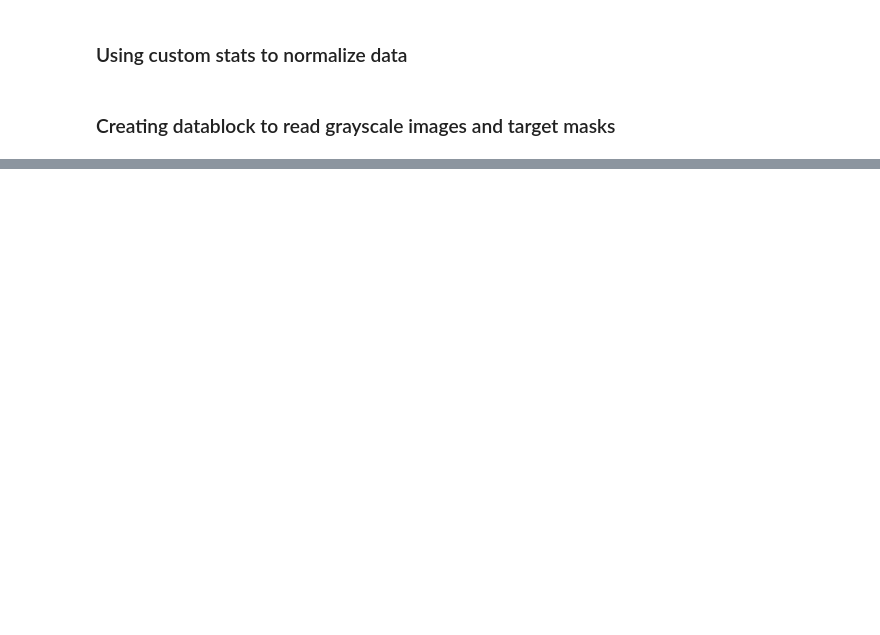
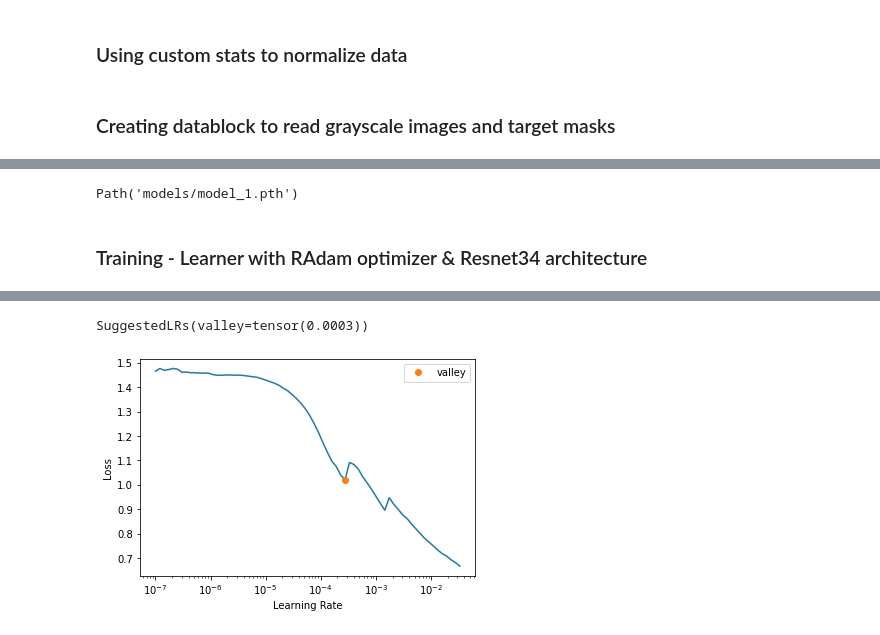
Before and after one commit to bilalcodehub/severstal-steel-defects-detection, a Jupyter notebook: 04_FullTrainingPipeline.ipynb, the cells around one changed output, grey strips where cells are left out. Drawn from its saved outputs; the diff is of its cells as text; code cells hidden in the pictures; blank space fills up the shorter version.

```diff
--- a/04_FullTrainingPipeline.ipynb
+++ b/04_FullTrainingPipeline.ipynb
@@ -85,0 +195,11 @@ learn.recorder.plot_loss()
+# %%
+learn.save('model_1')
+# %% [output]
+Path('models/model_1.pth')
+# %% [markdown]
+### Training - Learner with RAdam optimizer & Resnet34 architecture
+# %%
+learn = unet_learner(dls, resnet34, opt_func = RAdam, loss_func=CustomComboLoss(), metrics=[Dice, DiceMulti])
+# %%
+learn.lr_find()
+# %% [output]
@@ -85,0 +207,2 @@ learn.recorder.plot_loss()
+SuggestedLRs(valley=tensor(0.0003))
+[figure, added]
```
Also changed, not shown: parts of 43 cells of this notebook.
